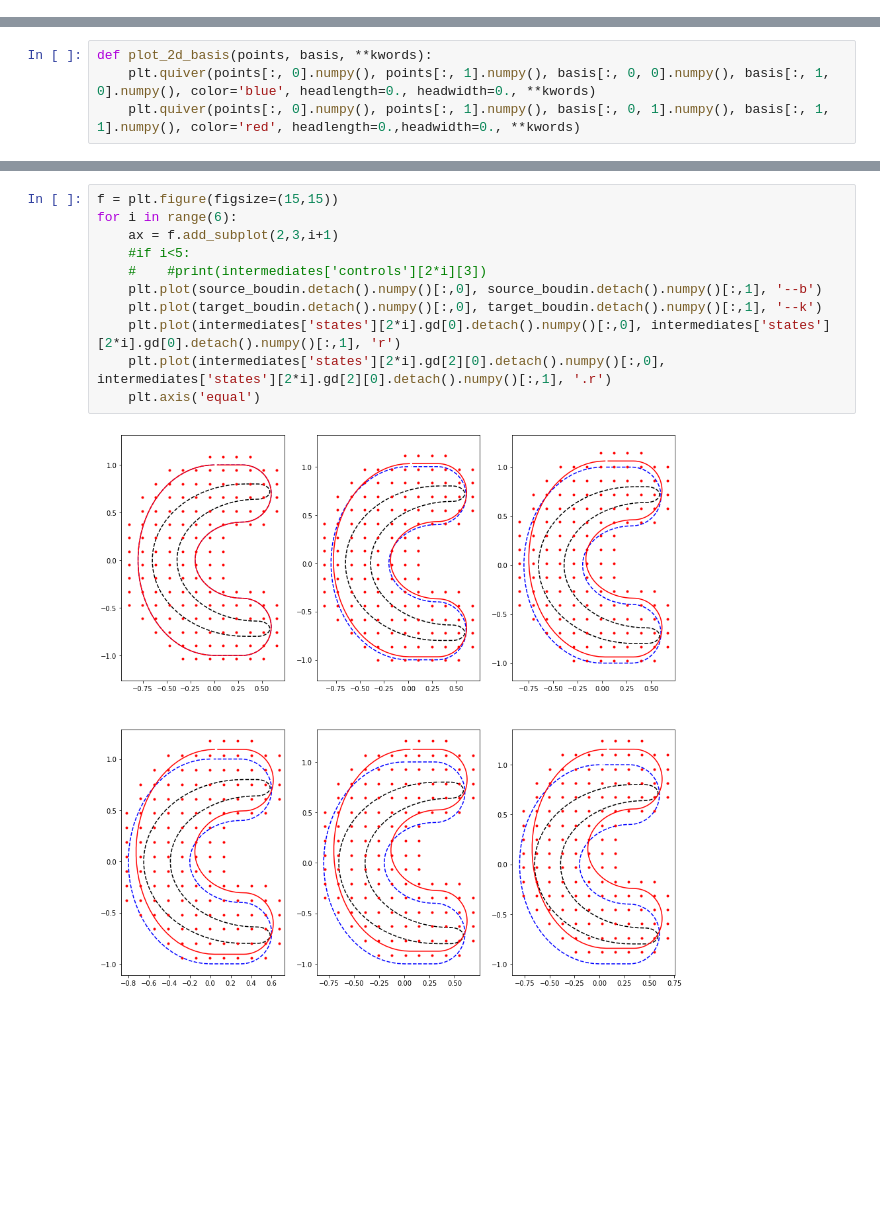
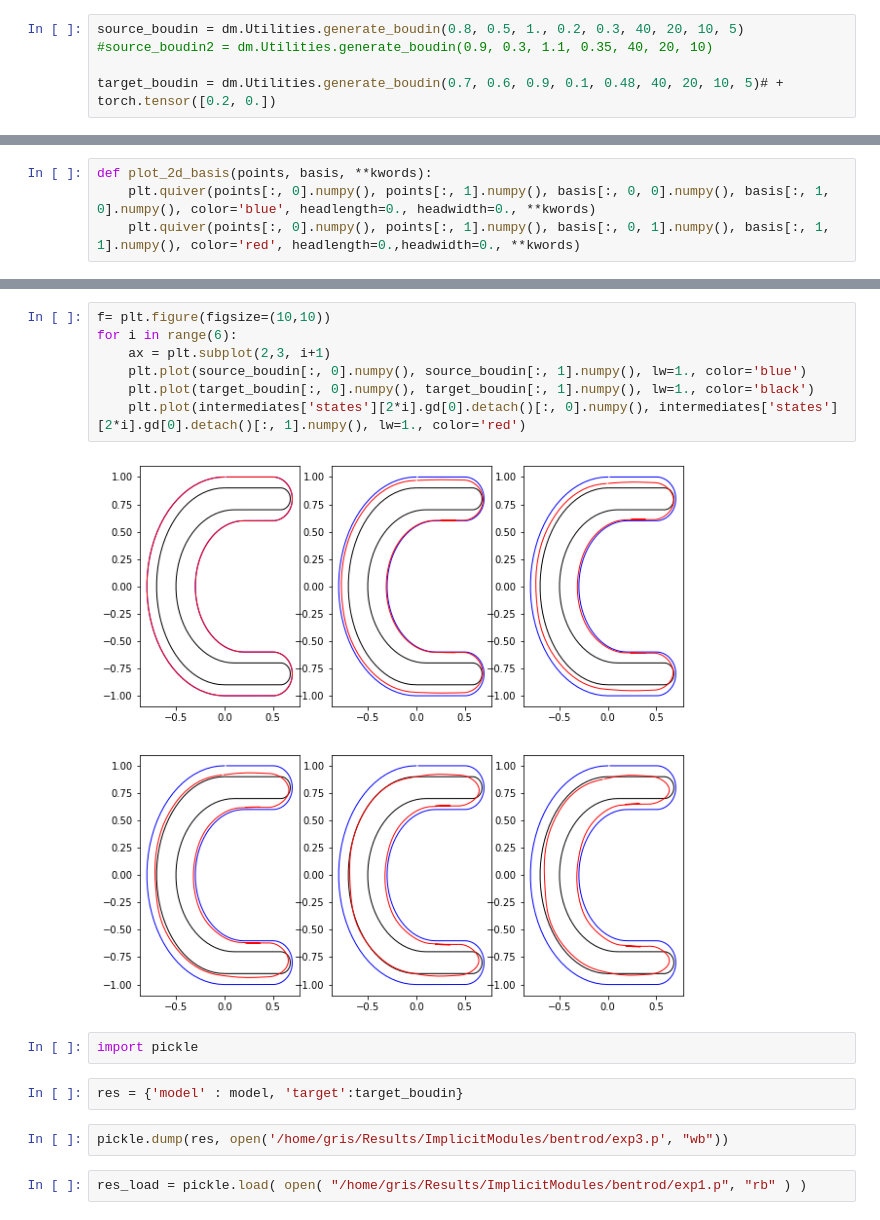
Before and after one commit to bgris/implicitmodules, a Jupyter notebook: script/torch/boudin_direction.ipynb, the cells around one changed output, grey strips where cells are left out. Saved outputs shown, nothing was run; the diff lists cells and outputs as text; blank space fills up the shorter version.

Commit message:
Example boudin

```diff
--- a/script/torch/boudin_direction.ipynb
+++ b/script/torch/boudin_direction.ipynb
@@ -25,2 +47,7 @@ target_boudin[:,1] = 0.8 * target_boudin[:, 1]
+# %%
+source_boudin = dm.Utilities.generate_boudin(0.8, 0.5, 1., 0.2, 0.3, 40, 20, 10, 5)
+#source_boudin2 = dm.Utilities.generate_boudin(0.9, 0.3, 1.1, 0.35, 40, 20, 10)
+
+target_boudin = dm.Utilities.generate_boudin(0.7, 0.6, 0.9, 0.1, 0.48, 40, 20, 10, 5)# + torch.tensor([0.2, 0.])
 # %%
 #%matplotlib qt5
@@ -147,13 +165,17 @@ plt.show()
 # %%
-f = plt.figure(figsize=(15,15))
+f= plt.figure(figsize=(10,10))
 for i in range(6):
-    ax = f.add_subplot(2,3,i+1)
-    #if i<5:
-    #    #print(intermediates['controls'][2*i][3])
-    plt.plot(source_boudin.detach().numpy()[:,0], source_boudin.detach().numpy()[:,1], '--b')
-    plt.plot(target_boudin.detach().numpy()[:,0], target_boudin.detach().numpy()[:,1], '--k')
-    plt.plot(intermediates['states'][2*i].gd[0].detach().numpy()[:,0], intermediates['states'][2*i].gd[0].detach().numpy()[:,1], 'r')
-    plt.plot(intermediates['states'][2*i].gd[2][0].detach().numpy()[:,0], intermediates['states'][2*i].gd[2][0].detach().numpy()[:,1], '.r')
-    plt.axis('equal')
+    ax = plt.subplot(2,3, i+1)
+    plt.plot(source_boudin[:, 0].numpy(), source_boudin[:, 1].numpy(), lw=1., color='blue')
+    plt.plot(target_boudin[:, 0].numpy(), target_boudin[:, 1].numpy(), lw=1., color='black')
+    plt.plot(intermediates['states'][2*i].gd[0].detach()[:, 0].numpy(), intermediates['states'][2*i].gd[0].detach()[:, 1].numpy(), lw=1., color='red')
 # %% [output]
-[figure, old version]
+[figure, new version]
+# %%
+import pickle
+# %%
+res = {'model' : model, 'target':target_boudin}
+# %%
+pickle.dump(res, open('/home/gris/Results/ImplicitModules/bentrod/exp3.p', "wb"))
+# %%
+res_load = pickle.load( open( "/home/gris/Results/ImplicitModules/bentrod/exp1.p", "rb" ) )
```
Also changed, not shown: parts of 14 cells of this notebook, 1 other file.
